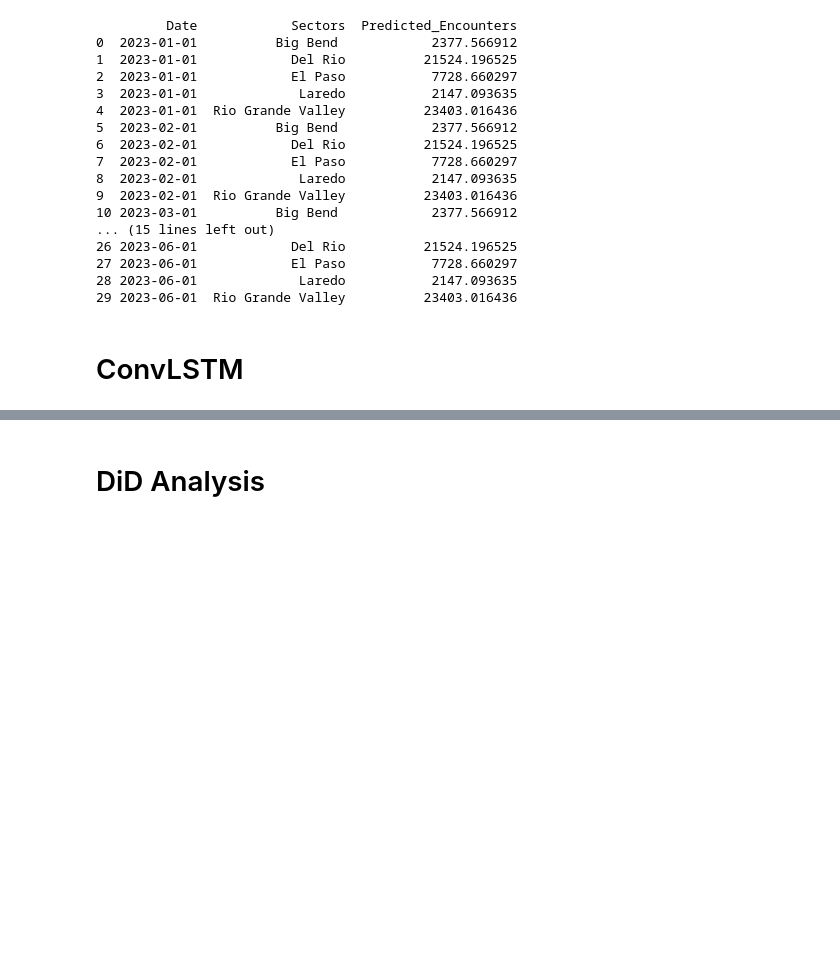
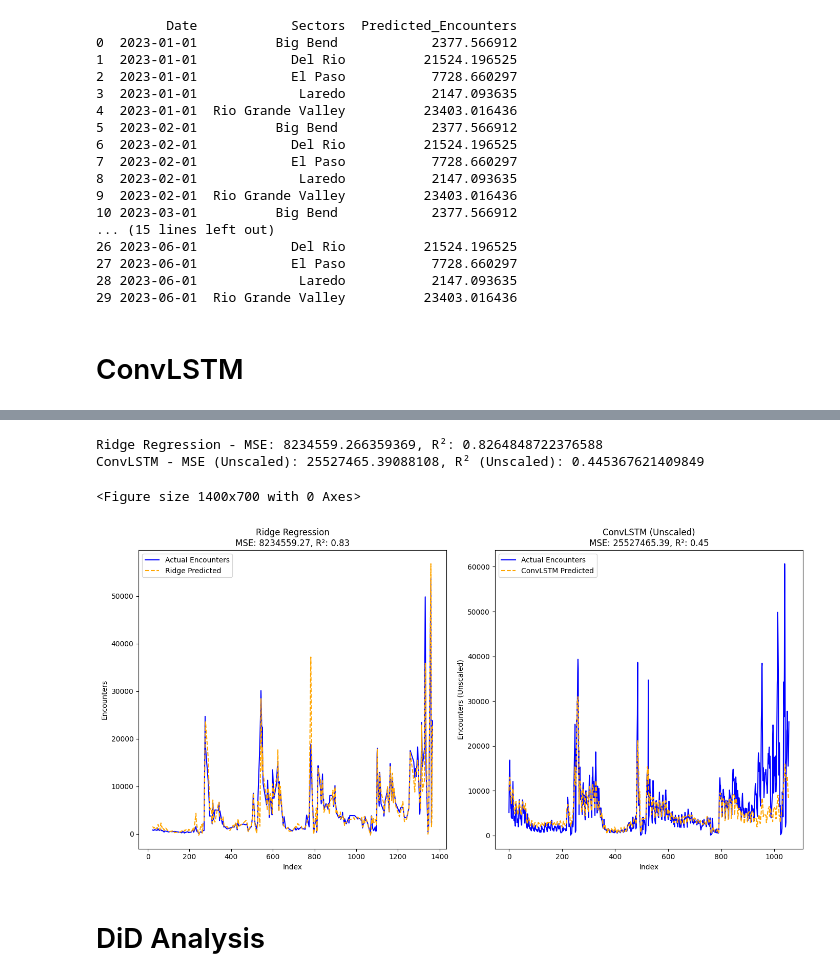
Before and after one commit to rashikajakhmola/Migration-Trend-Analysis, a Jupyter notebook: Spatio_temporal_analysis.ipynb, the cells around one changed output, grey strips where cells are left out. Cells and saved outputs as stored; diff of their text form; code cells hidden in the pictures; blank space fills up the shorter version.

```diff
--- a/Spatio_temporal_analysis.ipynb
+++ b/Spatio_temporal_analysis.ipynb
@@ -383,3 +587,73 @@ Epoch 10/10
+# %%
+import matplotlib.pyplot as plt
+from sklearn.metrics import mean_squared_error, r2_score
+import numpy as np
+
+# Assuming y_test contains the actual values for Ridge, and predictions from ConvLSTM
+# y_pred_ridge are predictions from Ridge, and predictions are from ConvLSTM
+
+# Inverse transform ConvLSTM predictions and actual data
+y_pred_conv_lstm_unscaled = scaler.inverse_transform(
+    np.hstack([predictions.reshape(-1, 1), np.zeros((predictions.shape[0], len(columns_to_scale) - 1))])
+)[:, 0]
+
+y_grid_unscaled = scaler.inverse_transform(
+    np.hstack([y_grid.reshape(-1, 1), np.zeros((y_grid.shape[0], len(columns_to_scale) - 1))])
+)[:, 0]
+
+# Assuming y_test contains the actual values for Ridge Regression
+# Ensure that the actual and predicted values for Ridge are sorted properly by index (e.g., by date)
+sorted_indices = np.argsort(y_test.index)
+
+# Sort the actual and predicted values for Ridge by their sorted indices
+y_test_sorted = y_test.iloc[sorted_indices]
+y_pred_ridge_sorted = y_pred_ridge[sorted_indices]
+
+# Evaluate both models on the same dataset (now that ConvLSTM is unscaled)
+mse_ridge = mean_squared_error(y_test_sorted, y_pred_ridge_sorted)
+r2_ridge = r2_score(y_test_sorted, y_pred_ridge_sorted)
+
+mse_conv_lstm = mean_squared_error(y_grid_unscaled, y_pred_conv_lstm_unscaled)
+r2_conv_lstm = r2_score(y_grid_unscaled, y_pred_conv_lstm_unscaled)
+
+# Print the performance of both models
+print(f"Ridge Regression - MSE: {mse_ridge}, R²: {r2_ridge}")
+print(f"ConvLSTM - MSE (Unscaled): {mse_conv_lstm}, R² (Unscaled): {r2_conv_lstm}")
+
+# Set the y-axis limits to the same scale based on the range of the original data
+y_min = min(y_test_sorted.min(), y_grid_unscaled.min())
+y_max = max(y_test_sorted.max(), y_grid_unscaled.max())
+
+# Visualize the results
+plt.figure(figsize=(14, 7))
+
+# Ridge plot
+plt.subplot(1, 2, 1)
+plt.plot(y_test_sorted.index, y_test_sorted, label='Actual Encounters', color='blue')
+plt.plot(y_test_sorted.index, y_pred_ridge_sorted, label='Ridge Predicted', linestyle='--', color='orange')
+plt.title(f'Ridge Regression\nMSE: {mse_ridge:.2f}, R²: {r2_ridge:.2f}')
+plt.xlabel('Index')
+plt.ylabel('Encounters')
+plt.ylim([y_min, y_max])  # Set y-axis limits for consistent scale
+plt.legend()
+
+# ConvLSTM plot
+plt.subplot(1, 2, 2)
+plt.plot(y_grid_unscaled, label='Actual Encounters', color='blue')
+plt.plot(y_pred_conv_lstm_unscaled, label='ConvLSTM Predicted', linestyle='--', color='orange')
+plt.title(f'ConvLSTM (Unscaled)\nMSE: {mse_conv_lstm:.2f}, R²: {r2_conv_lstm:.2f}')
+plt.xlabel('Index')
+plt.ylabel('Encounters (Unscaled)')
+plt.ylim([y_min, y_max])  # Set y-axis limits for consistent scale
+plt.legend()
+
+plt.tight_layout()
+plt.show()
+# %% [output]
+Ridge Regression - MSE: 8234559.266359369, R²: 0.8264848722376588
+ConvLSTM - MSE (Unscaled): 25527465.39088108, R² (Unscaled): 0.445367621409849
+<Figure size 1400x700 with 0 Axes>
+[figure, added]
 # %% [markdown]
 # DiD Analysis
 # %%
```
Also changed, not shown: parts of 8 cells of this notebook.
